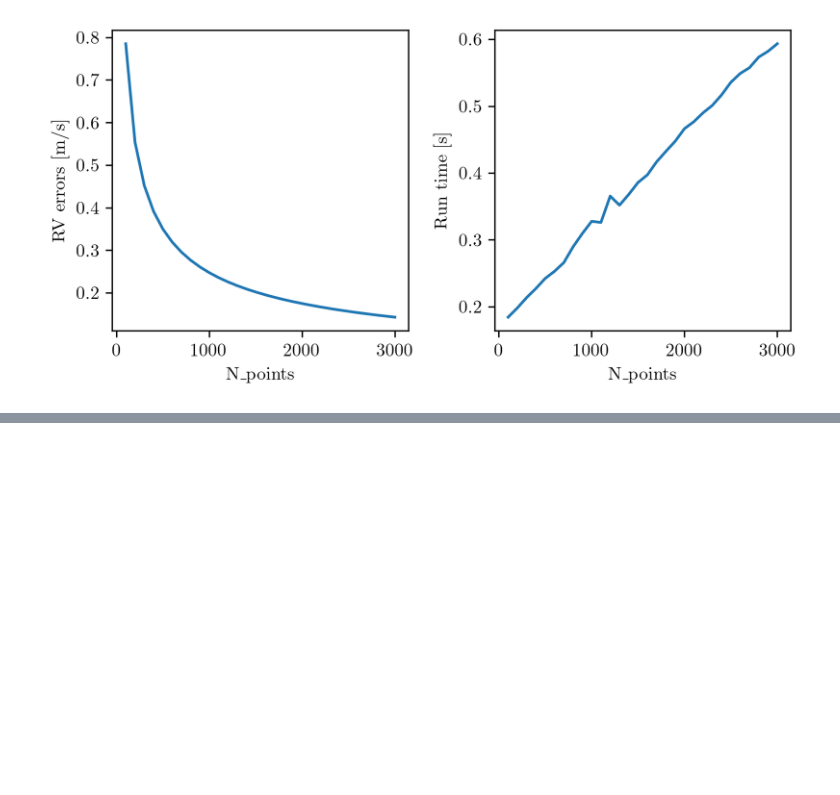
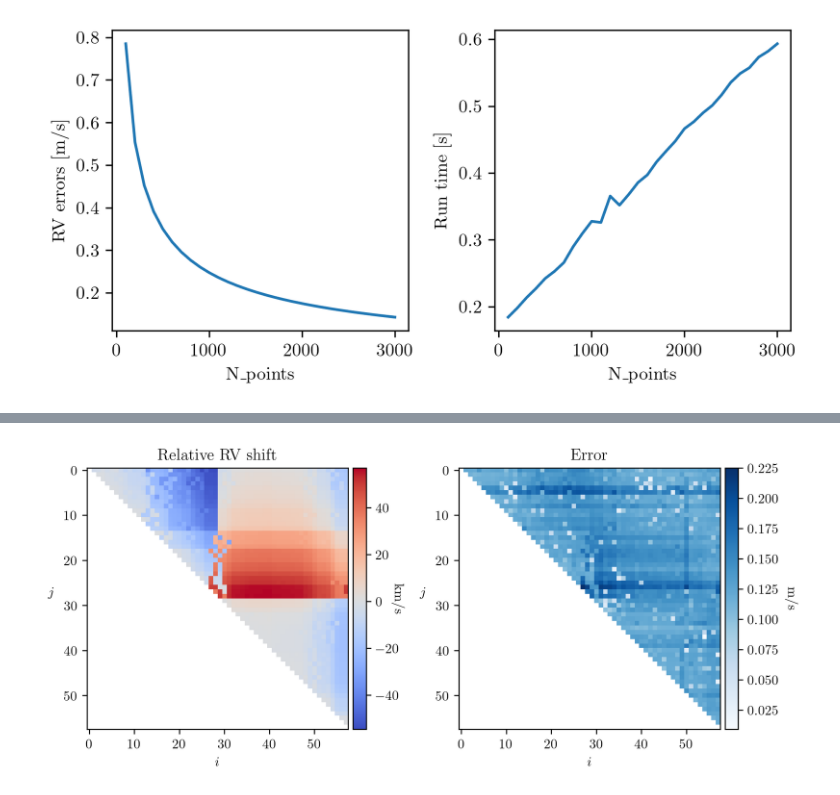
Before and after one commit to Harteg/bachelor-project, a Jupyter notebook: rv_plots.ipynb, the cells around one changed output, grey strips where cells are left out. Saved outputs shown, nothing was run; the diff lists cells and outputs as text; code cells hidden in the pictures; blank space fills up the shorter version.

```diff
--- a/rv_plots.ipynb
+++ b/rv_plots.ipynb
@@ -195,0 +248,11 @@ fig.tight_layout()
+# %%
+def plot_with_colors(colormap1, colormap2):
+    file = "lily_data_results/all_features_34411_ms_non_bary.npy"
+    result, coords = np.load(file, allow_pickle=True)
+    result = filter_z_test_result(result)
+    plot_matrix(*parse_matrix_results(result, coords), plot_ratio=False, kms=True, colormap1=colormap1, colormap2=colormap2)
+    # m, final_shifts, final_shifts_err = matrix_reduce_results_file(file, plot=True)
+# %%
+plot_with_colors("coolwarm", "Blues")
+# %% [output]
+[figure, added]
```
Also changed, not shown: parts of 3 cells of this notebook, 19 other files.
